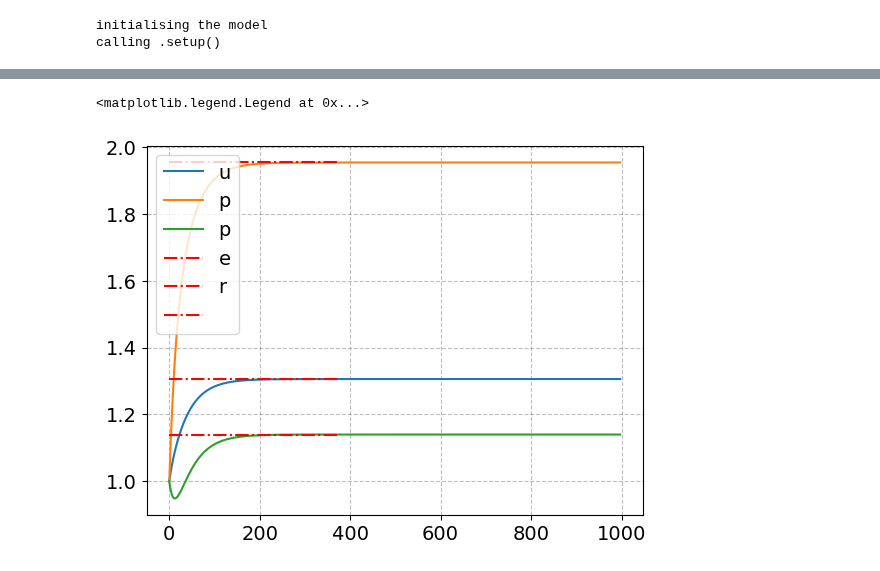
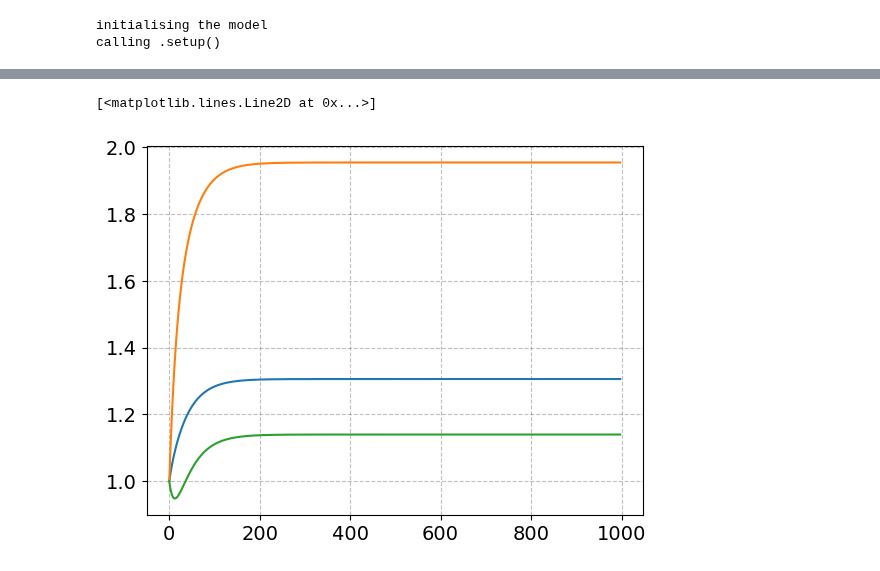
Before and after one commit to NumEconCopenhagen/projects-2023-scb, a Jupyter notebook: modelproject/test.ipynb, the cells around one changed output, grey strips where cells are left out. Drawn from its saved outputs; the diff is of its cells as text; code cells hidden in the pictures.

```diff
--- a/modelproject/test.ipynb
+++ b/modelproject/test.ipynb
@@ -30,0 +23,22 @@ k_t = ss.k_tilde
+# %%
+
+
+model.par.simT = 500
+
+for i in [(2,1,1),(1,4,4), (2,1,2),(2,2,4)]:
+    model.par.K_init = i[0]
+    model.par.H_init = i[1]
+    model.par.Y_init = i[2]
+
+    ss = model.find_steady_state(0.07,0.12)
+
+    y_t = ss.y_tilde
+    h_t = ss.h_tilde
+    k_t = ss.k_tilde
+
+    fig = plt.figure()
+    ax = fig.add_subplot(1,1,1)
+    ax.plot(y_t, label = r'$\tilde{y}_t$')
+    ax.plot(h_t, label = r'$\tilde{h}_t$')
+    ax.plot(k_t, label = r'$\tilde{k}_t$')
+    ax.legend()
@@ -31,19 +50,17 @@ k_t = ss.k_tilde
 # %%
-for i in
-
-
 fig = plt.figure()
 ax = fig.add_subplot(1,1,1)
 ax.plot(y_t, label = r'$\tilde{y}_t$')
 ax.plot(h_t, label = r'$\tilde{h}_t$')
 ax.plot(k_t, label = r'$\tilde{k}_t$')
-ax.hlines(y_t[373],0,374,colors='red',
-          linestyles='dashdot')
-ax.hlines(h_t[373],0,374,colors='red',
-          linestyles='dashdot')
-ax.hlines(k_t[373],0,374,colors='red',
-          linestyles='dashdot')
-ax.legend('upper right')
+
+
+# ax.hlines(y_t[373],0,374,colors='red',
+#           linestyles='dashdot')
+# ax.hlines(h_t[373],0,374,colors='red',
+#           linestyles='dashdot')
+# ax.hlines(k_t[373],0,374,colors='red',
+#           linestyles='dashdot')
 # %% [output]
-<matplotlib.legend.Legend at 0x...>
+[<matplotlib.lines.Line2D at 0x...>]
-[figure, old version]
+[figure, new version]
```
Also changed, not shown: parts of 2 cells of this notebook, 1 other file.
